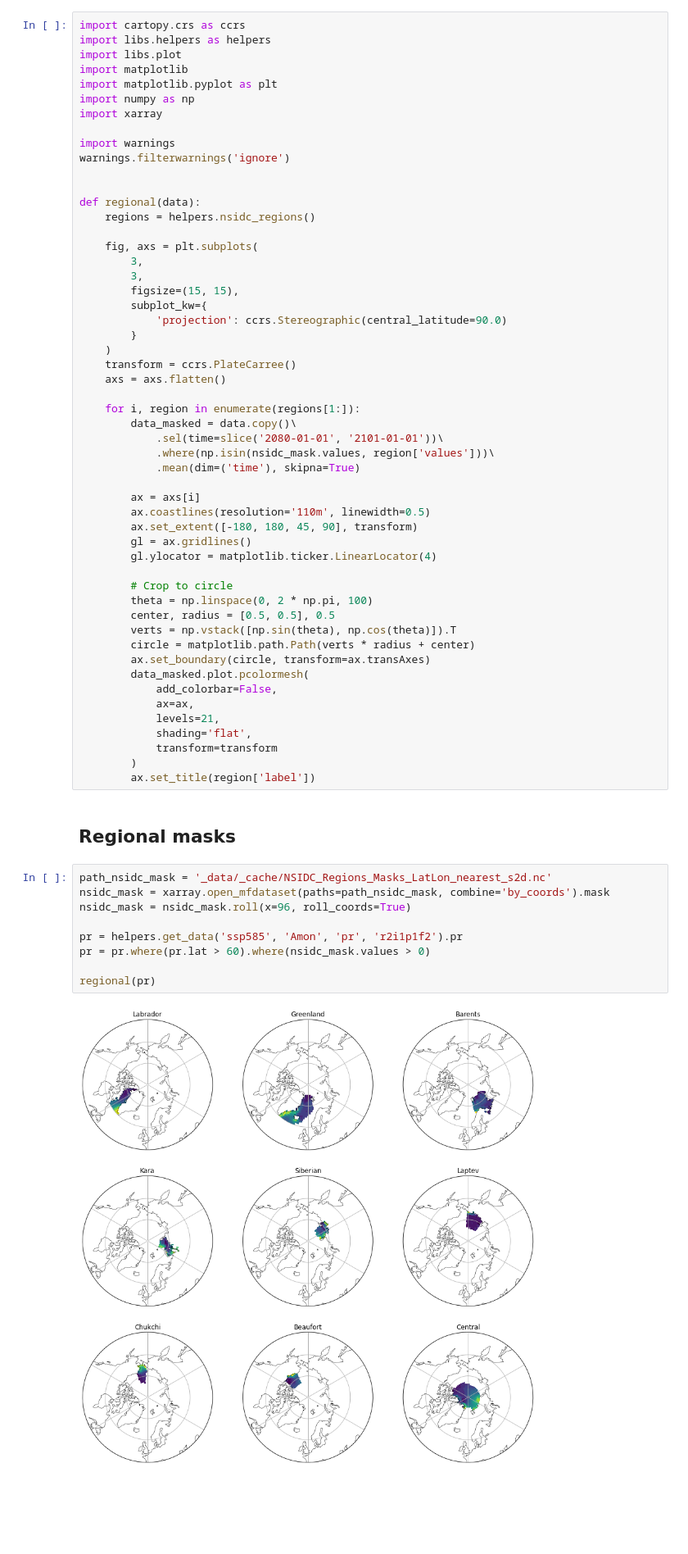
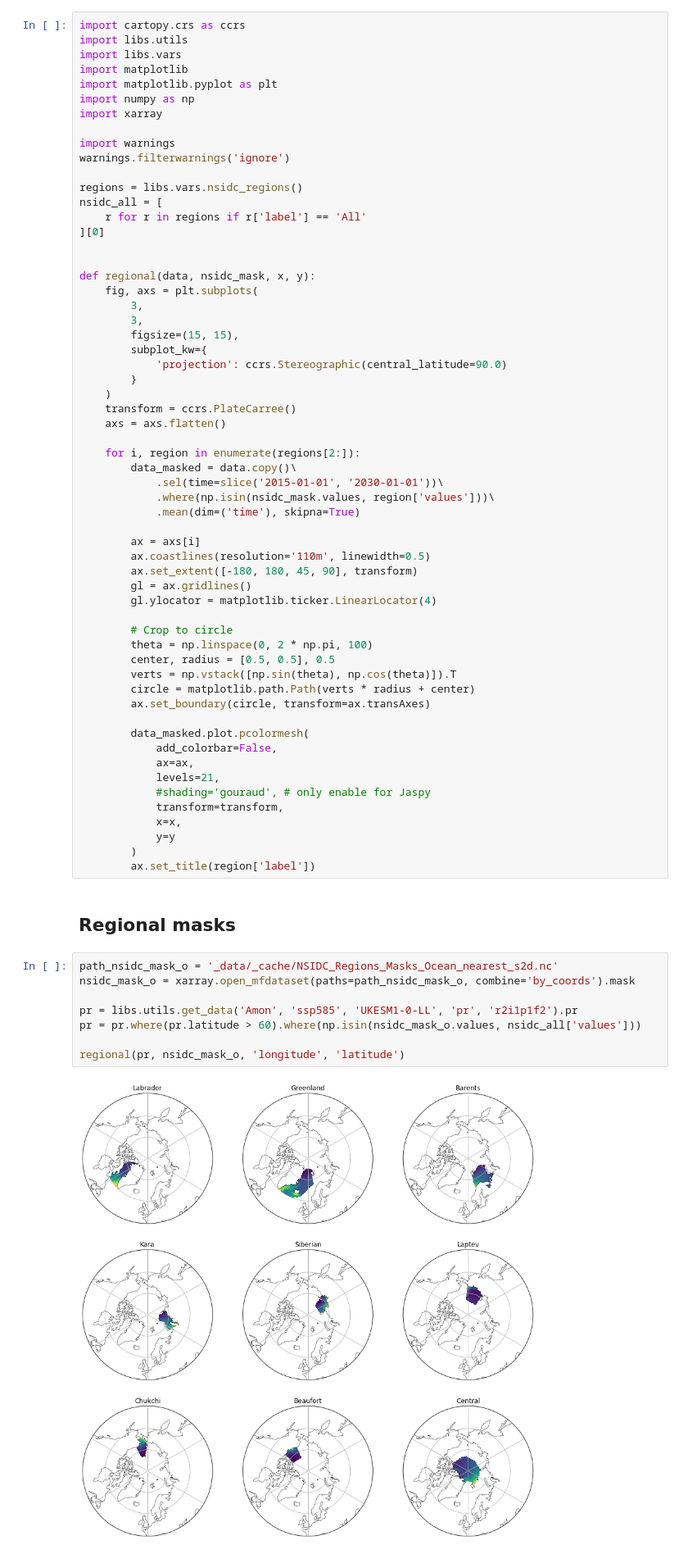
Before and after one commit to hannahwoodward/cmip6-seaice-precipitation, a Jupyter notebook: tests.ipynb, the cells around one changed output. Shown at 82% size. Cells and saved outputs as stored; diff of their text form; blank space fills up the shorter version.

```diff
--- a/tests.ipynb
+++ b/tests.ipynb
@@ -4,8 +4,8 @@
 ## Imports & defaults
 # %%
 import cartopy.crs as ccrs
-import libs.helpers as helpers
-import libs.plot
+import libs.utils
+import libs.vars
 import matplotlib
 import matplotlib.pyplot as plt
 import numpy as np
@@ -14,10 +14,13 @@ import xarray
 import warnings
 warnings.filterwarnings('ignore')
 
+regions = libs.vars.nsidc_regions()
+nsidc_all = [
+    r for r in regions if r['label'] == 'All'
+][0]
 
-def regional(data):
-    regions = helpers.nsidc_regions()
 
+def regional(data, nsidc_mask, x, y):
     fig, axs = plt.subplots(
         3,
         3,
@@ -29,9 +32,9 @@ def regional(data):
     transform = ccrs.PlateCarree()
     axs = axs.flatten()
 
-    for i, region in enumerate(regions[1:]):
+    for i, region in enumerate(regions[2:]):
         data_masked = data.copy()\
-            .sel(time=slice('2080-01-01', '2101-01-01'))\
+            .sel(time=slice('2015-01-01', '2030-01-01'))\
             .where(np.isin(nsidc_mask.values, region['values']))\
             .mean(dim=('time'), skipna=True)
 
@@ -47,24 +50,26 @@ def regional(data):
         verts = np.vstack([np.sin(theta), np.cos(theta)]).T
         circle = matplotlib.path.Path(verts * radius + center)
         ax.set_boundary(circle, transform=ax.transAxes)
+
         data_masked.plot.pcolormesh(
             add_colorbar=False,
             ax=ax,
             levels=21,
-            shading='flat',
-            transform=transform
+            #shading='gouraud', # only enable for Jaspy
+            transform=transform,
+            x=x,
+            y=y
         )
         ax.set_title(region['label'])
 # %% [markdown]
 ## Regional masks
 # %%
-path_nsidc_mask = '_data/_cache/NSIDC_Regions_Masks_LatLon_nearest_s2d.nc'
-nsidc_mask = xarray.open_mfdataset(paths=path_nsidc_mask, combine='by_coords').mask
-nsidc_mask = nsidc_mask.roll(x=96, roll_coords=True)
+path_nsidc_mask_o = '_data/_cache/NSIDC_Regions_Masks_Ocean_nearest_s2d.nc'
+nsidc_mask_o = xarray.open_mfdataset(paths=path_nsidc_mask_o, combine='by_coords').mask
 
-pr = helpers.get_data('ssp585', 'Amon', 'pr', 'r2i1p1f2').pr
-pr = pr.where(pr.lat > 60).where(nsidc_mask.values > 0)
+pr = libs.utils.get_data('Amon', 'ssp585', 'UKESM1-0-LL', 'pr', 'r2i1p1f2').pr
+pr = pr.where(pr.latitude > 60).where(np.isin(nsidc_mask_o.values, nsidc_all['values']))
 
-regional(pr)
+regional(pr, nsidc_mask_o, 'longitude', 'latitude')
 # %% [output]
-[figure, old version]
+[figure, new version]
```
Also changed, not shown: parts of 4 cells of this notebook.
